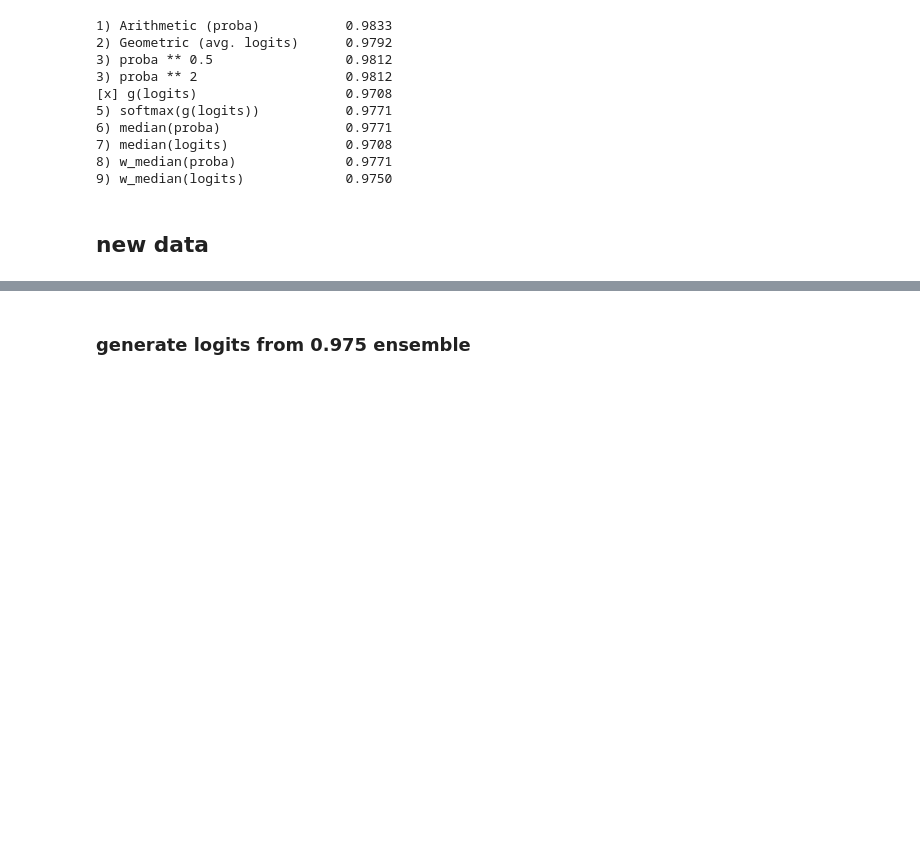
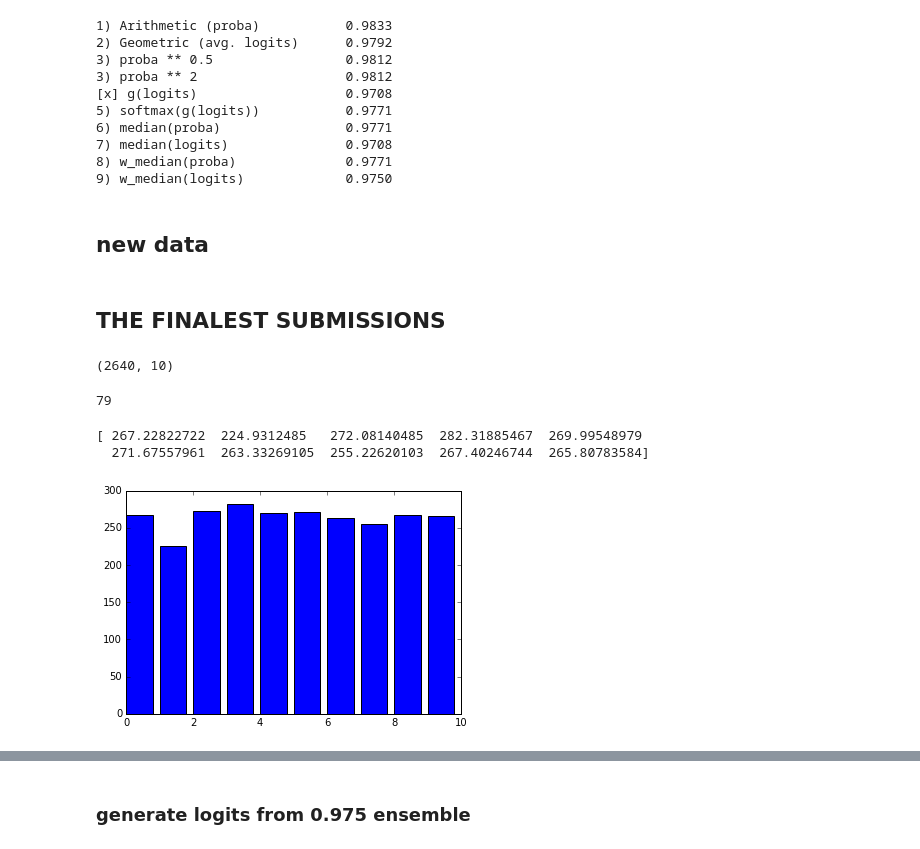
Before and after one commit to yell/kaggle-camera, a Jupyter notebook: notebooks/subm_tools.ipynb, the cells around one changed output, grey strips where cells are left out. Drawn from its saved outputs; the diff is of its cells as text; code cells hidden in the pictures; blank space fills up the shorter version.

```diff
--- a/notebooks/subm_tools.ipynb
+++ b/notebooks/subm_tools.ipynb
@@ -336,0 +350,40 @@ save_proba(P, '../submissions/proba.csv')
+# %% [markdown]
+## THE FINALEST SUBMISSIONS
+# %%
+proba_dirs = [
+    (1./3., [
+#         (1., 'dt-0.25-t16-dc0.12(0.9529)-#305'),
+#         (1., 'dt-0.25-dc0.08-fc(0.9389)-#311'),
+#         (1., 'dt-0.2-dd0.96-dc0.08(0.9516)-#296'),
+#         (1., 'dt-0.2-t4-fc(0.9592)-#308'),
+        (1., 'dx-0.2-fc(0.9592)-#322'),
+        (1., 'dx-0.25(0.9554)-#323'),
+        (1., 'dx-0.3-fc(0.9541)-#324')
+    ]),
+    (1./2., [
+        (1., 'Dt-0.4-fc(0.9478)-#301'),
+        (1., 'Dx-0.35-fc(0.9567)-#317'),
+    ]),
+    (1., [
+#         (1., 'R152t-0.35-fc(0.9350)-#300'),
+        (1., 'R152x-0.35-fc(0.9439)-#318')
+    ]),
+    (1./2., [
+        (1., 'RXt-0.2(0.9529)-#309'),
+        (1., 'RX64t-0.2-fc(0.9401)-#304')
+    ])
+]
+
+proba_dirs_normalized = []
+for meta_w, dirs in proba_dirs:
+    for w, d in dirs:
+        proba_dirs_normalized.append((meta_w * w, d))
+proba_dirs = proba_dirs_normalized
+
+weights, dirs = zip(*proba_dirs)
+P = avg_proba_paths(*map(lambda p: '../submissions/{0}/proba-5crop.csv'.format(p), dirs), weights=list(weights))
+
+# P = avg_proba_paths(*map(lambda p: '../submissions/{0}/proba-5crop.csv'.format(p), dirs))
+P.shape
+# %% [output]
+(2640, 10)
@@ -336,0 +392,12 @@ save_proba(P, '../submissions/proba.csv')
+# %%
+len(P[P.max(axis=1) < 0.7])
+# %% [output]
+79
+# %%
+P_sum = np.sum(P, axis=(0,))
+print P_sum
+plt.bar(range(10), P_sum);
+# %% [output]
+[ 267.22822722  224.9312485   272.08140485  282.31885467  269.99548979
+  271.67557961  263.33269105  255.22620103  267.40246744  265.80783584]
+[figure, added]
```
Also changed, not shown: parts of 7 cells of this notebook, 5 other files.
